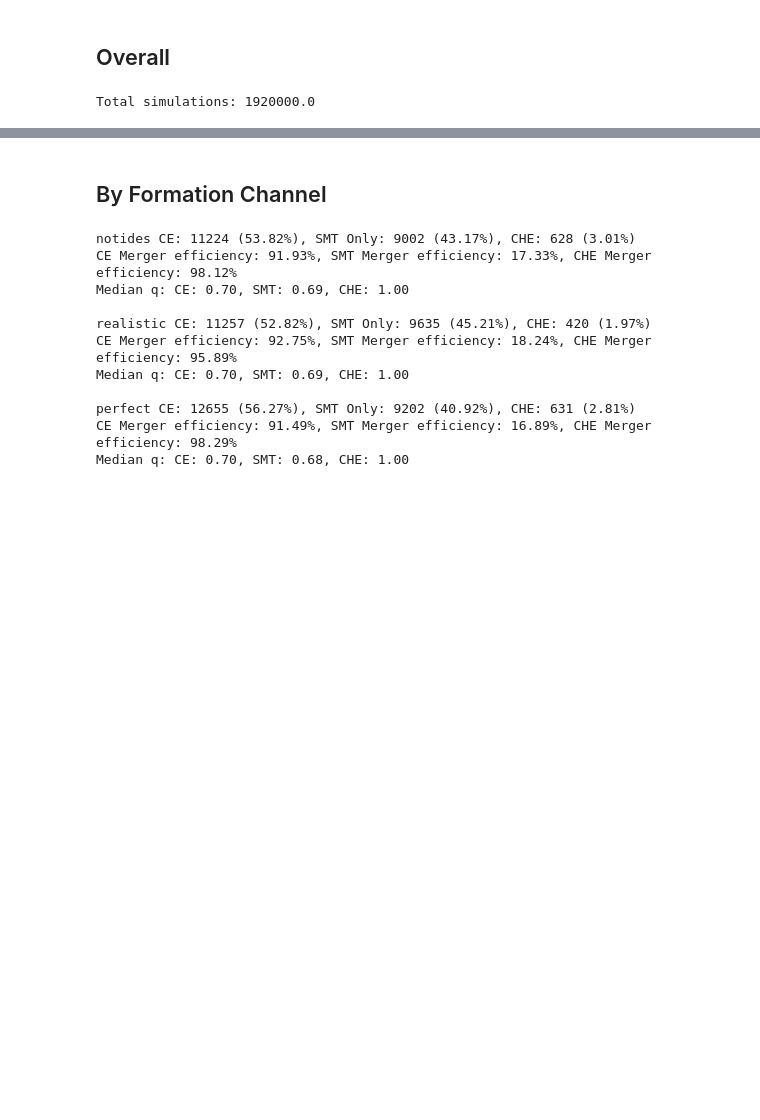
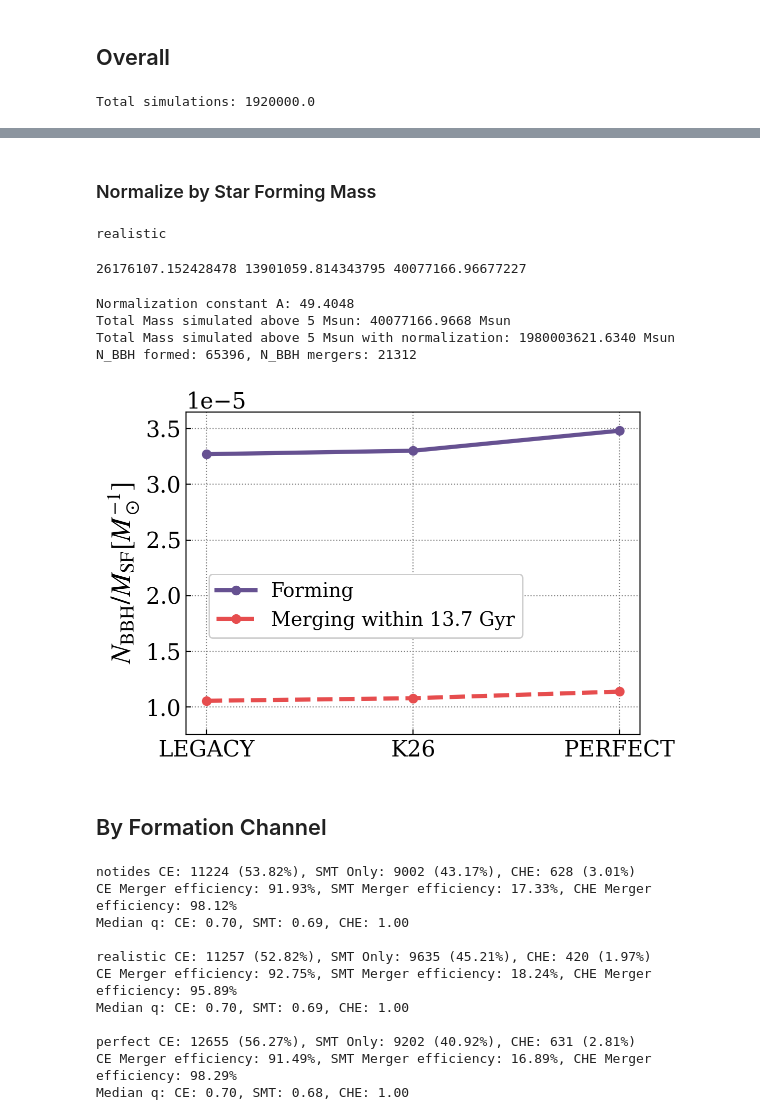
Before and after one commit to veome22/modern_tidal_interaction_models_dco, a Jupyter notebook: population_distribution_plots.ipynb, the cells around one changed output, grey strips where cells are left out. Drawn from its saved outputs; the diff is of its cells as text; code cells hidden in the pictures; blank space fills up the shorter version.

```diff
--- a/population_distribution_plots.ipynb
+++ b/population_distribution_plots.ipynb
@@ -527,3 +527,79 @@ plt.show()
+# %% [markdown]
+### Normalize by Star Forming Mass
+# %%
+# find total mass of simulated stars:
+pop_name  = 'realistic'
+print(pop_name)
+m1_tot = 0
+m2_tot = 0
+pop_path_list = pop_paths[pop_name]
+for pop_path in pop_path_list:
+    fdata = h5.File(pop_path, 'r')
+    m1 = fdata['BSE_System_Parameters']["Mass@ZAMS(1)"][...].squeeze()
+    m2 = fdata['BSE_System_Parameters']["Mass@ZAMS(2)"][...].squeeze()
+    m1_tot += np.sum(m1)
+    m2_tot += np.sum(m2)
+    fdata.close()
+# %% [output]
+realistic
+# %%
+print(m1_tot, m2_tot, m1_tot + m2_tot)
+# %% [output]
+26176107.152428478 13901059.814343795 40077166.96677227
+# %%
+from scipy import integrate
+
+def kroupa(m):
+    m = np.asarray(m, float)
+    return np.where(m < 0.08, m**-0.3,
+           np.where(m < 0.50, 0.08 * m**-1.3,
+                               0.04 * m**-2.3))
+
+# A = integral(m * xi, 0.08, 150) / integral(xi, 5, 150)
+A = integrate.quad(lambda m: m * kroupa(m), 0.08, 150)[0] / integrate.quad(kroupa, 5, 150)[0]
+print(f"Normalization constant A: {A:.4f}")
+print(f"Total Mass simulated above 5 Msun: {m1_tot + m2_tot:.4f} Msun") # 40077166.9668 M_sun
+print(f"Total Mass simulated above 5 Msun with normalization: {(m1_tot + m2_tot) * A:.4f} Msun") # 1980003621.6340 M_sun
+print(f"N_BBH formed: {np.sum(pop_dfs['realistic']['BBH']):.0f}, N_BBH mergers: {np.sum(pop_dfs['realistic']['BBH'] & pop_dfs['realistic']['Merges_Hubble_Time']):.0f}")
+# %% [output]
+Normalization constant A: 49.4048
+Total Mass simulated above 5 Msun: 40077166.9668 Msun
+Total Mass simulated above 5 Msun with normalization: 1980003621.6340 Msun
+N_BBH formed: 65396, N_BBH mergers: 21312
+# %%
+def kroupa(m):
+    m = np.asarray(m, float)
+    return np.where(m < 0.08, m**-0.3,
+           np.where(m < 0.50, 0.08 * m**-1.3,
+                               0.04 * m**-2.3))
+A = integrate.quad(lambda m: m * kroupa(m), 0.08, 150)[0] / integrate.quad(kroupa, 5, 150)[0]
+normalization_factor = A * (m1_tot + m2_tot)
+
+fig, ax = plt.subplots(ncols=1, nrows=1, figsize=(6, 4))
+
+pop_labels_list = [pop_labels[pop_name] for pop_name in pop_names]
+n_formation = [np.sum(pop_dfs[pop_name]['BBH']) for pop_name in pop_names]
+n_merger = [np.sum(pop_dfs[pop_name]['BBH'] & pop_dfs[pop_name]['Merges_Hubble_Time']) for pop_name in pop_names]
+
+# ax = axes[0]
+ax.plot(pop_labels_list, [n_formation[i] / normalization_factor for i in range(len(n_formation))], lw=3, ls='-', marker='o', color=colorPalette['violet'], label='Forming')
+ax.plot(pop_labels_list, [n_merger[i] / normalization_factor for i in range(len(n_merger))], lw=3, ls='--', marker='o', color=colorPalette['red'], label='Merging within 13.7 Gyr')
+
+ax.set_ylim(0.75e-5, 3.65e-5)
+
+# ax.set_title('BBH')
+ax.set_ylabel("$N_{\\rm BBH} / M_{\\rm SF} [M_\\odot^{-1}]$", fontsize=20)
+ax.ticklabel_format(axis='y', style='sci', scilimits=(0, 0))
+ax.tick_params(axis='both', direction='in')
+ax.legend(fontsize=14, loc=(0.05, 0.3))
+ax.grid()
+
+
+plt.tight_layout()
+plt.savefig(plot_path+'bbh_rates.pdf', dpi=300, bbox_inches='tight')
+plt.show()
+# %% [output]
+[figure, added]
 # %% [markdown]
 ## By Formation Channel
 # %%
```
Also changed, not shown: parts of 10 cells of this notebook, 2 other files.
